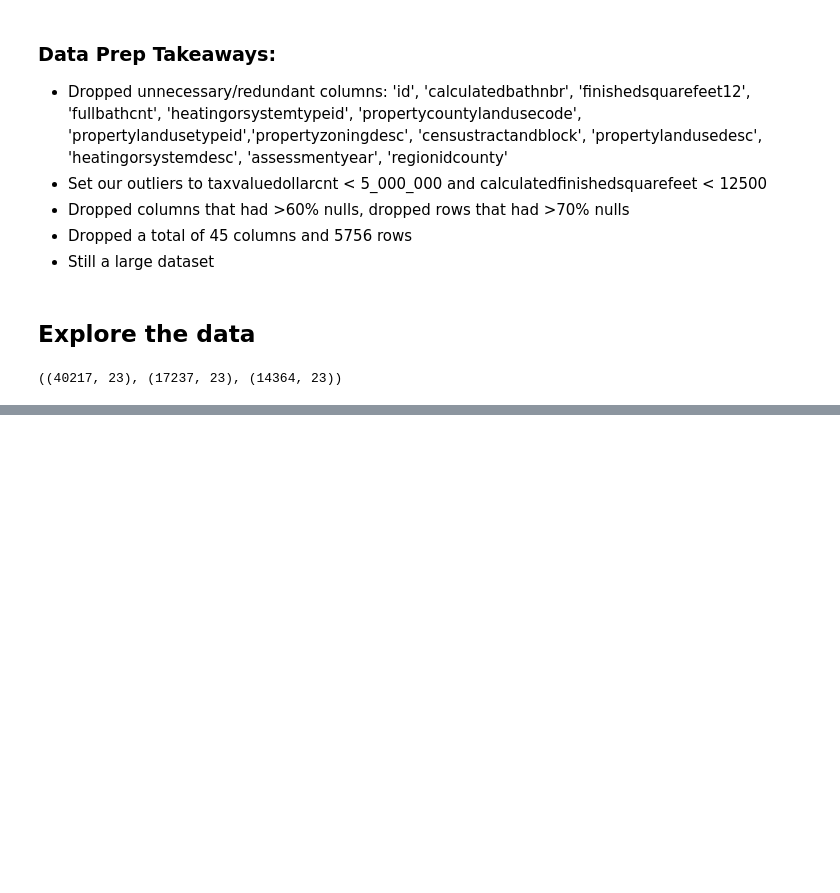
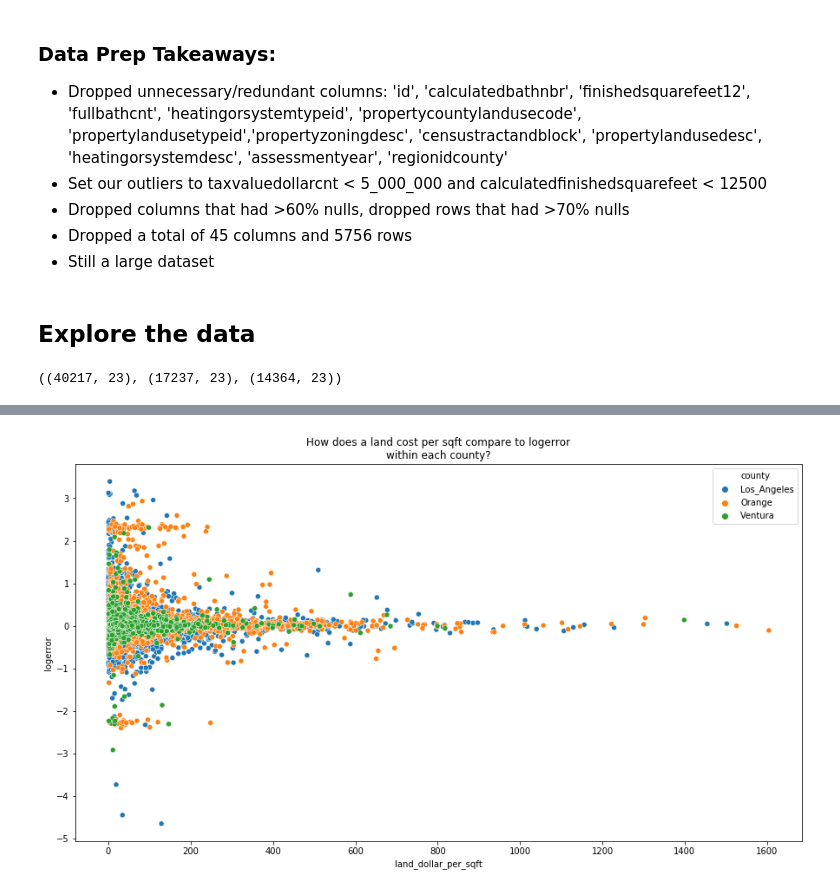
Before and after one commit to SKG-ZillowClusteringProject/zillow_clustering_project, a Jupyter notebook: SKG_Final_Notebook.ipynb, the cells around one changed output, grey strips where cells are left out. Cells and saved outputs as stored; diff of their text form; code cells hidden in the pictures; blank space fills up the shorter version.

```diff
--- a/SKG_Final_Notebook.ipynb
+++ b/SKG_Final_Notebook.ipynb
@@ -132,0 +200,10 @@ train.shape, validate.shape, test.shape
+# %%
+# Scatterplot to visualize how the lots' cost per sqft affects the logerror per county
+
+plt.rcParams['figure.figsize'] = (15.0, 8.0)
+sns.scatterplot(x='land_dollar_per_sqft', y='logerror',
+               data=df, hue='county')
+plt.title("How does a land cost per sqft compare to logerror\nwithin each county?")
+plt.show()
+# %% [output]
+[figure, added]
```
Also changed, not shown: parts of 10 cells of this notebook.
